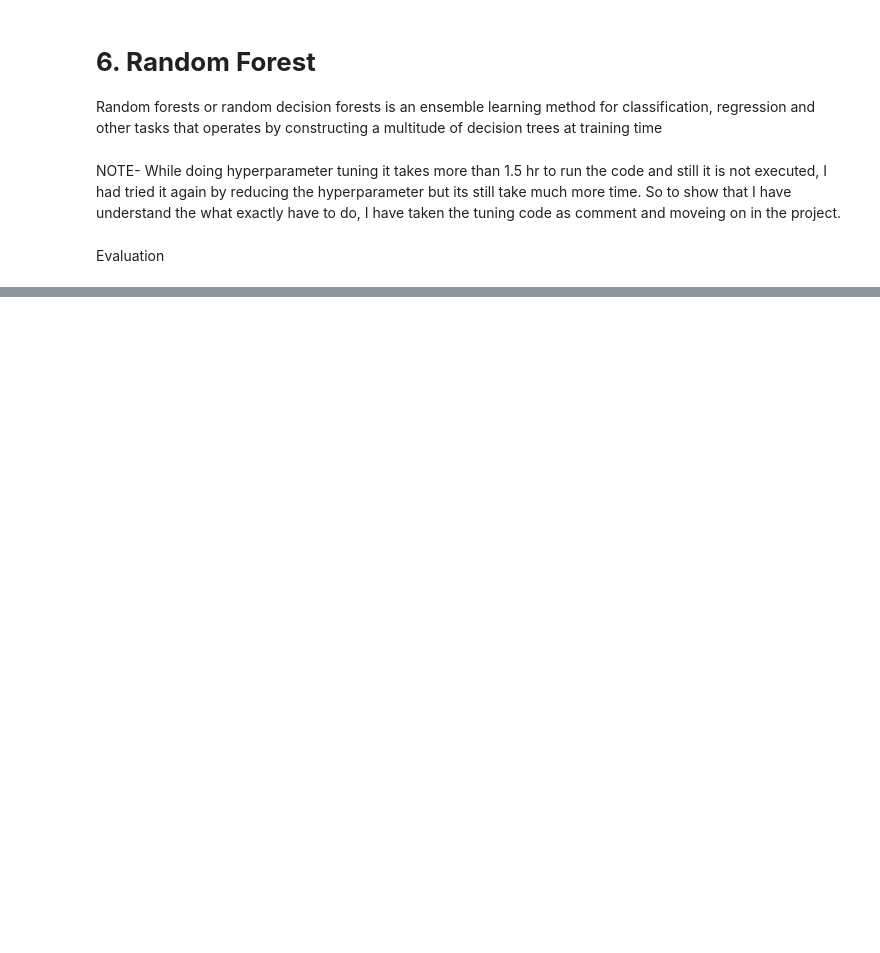
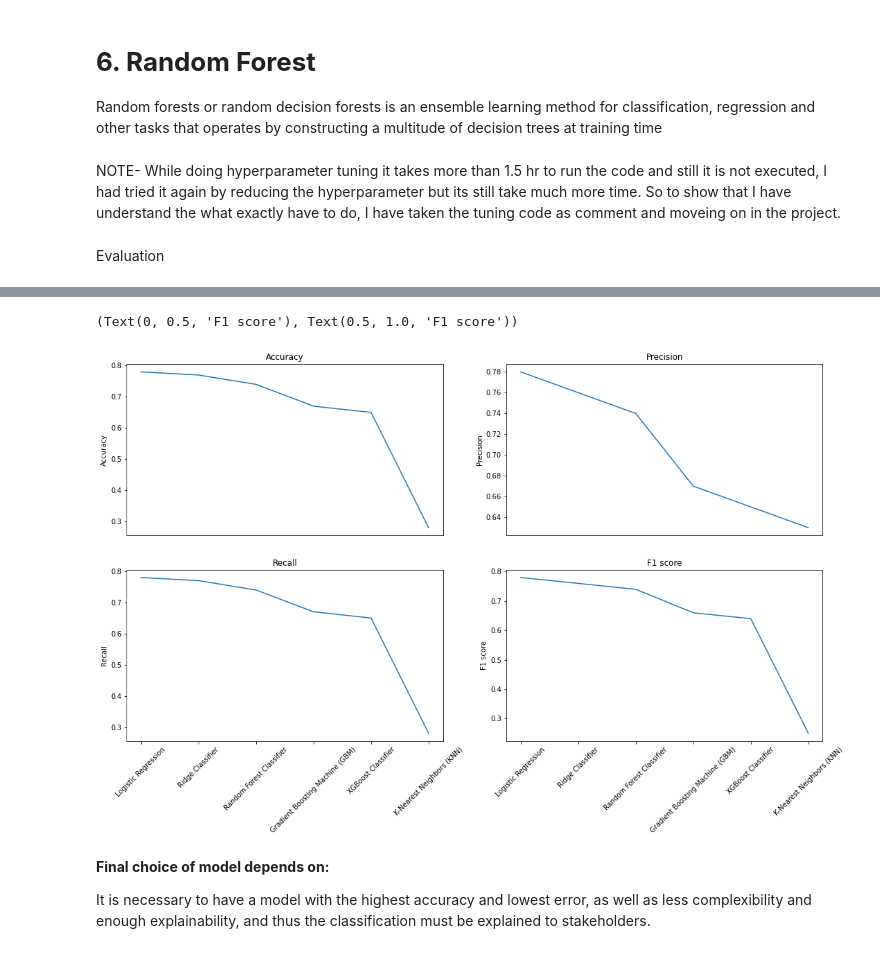
Before and after one commit to Mr-Premanand/Coronavirus-Tweet-Sentiment-Analysis, a Jupyter notebook: Coronavirus_Tweet_Sentiment_Analysis_Capstone_Project.ipynb, the cells around one changed output, grey strips where cells are left out. Cells and saved outputs as stored; diff of their text form; code cells hidden in the pictures; blank space fills up the shorter version.

```diff
--- a/Coronavirus_Tweet_Sentiment_Analysis_Capstone_Project.ipynb
+++ b/Coronavirus_Tweet_Sentiment_Analysis_Capstone_Project.ipynb
@@ -937,0 +899,36 @@ evaluation_df.drop(labels='index',axis=1)
+# %%
+# Plot the above result to compare
+plt.rcParams['figure.figsize'] = (18,10)
+
+plt.figure()
+plt.subplot(2,2,1)                                                      # here e have used subplot to plot in paralle, subplot(nrow,ncolumn,nindex)
+plt.xticks(rotation=45)
+plt.plot(evaluation_df['Model_Name'],evaluation_df['Accuracy'])
+plt.ylabel('Accuracy') ,plt.title('Accuracy')
+ax = plt.gca()
+ax.axes.xaxis.set_visible(False)                                        # to remove the notation on x axis
+
+
+plt.subplot(2,2,2)
+plt.xticks(rotation=45)
+plt.plot(evaluation_df['Model_Name'],evaluation_df['Precision'])
+plt.ylabel('Precision') , plt.title('Precision')
+ax = plt.gca()
+ax.axes.xaxis.set_visible(False)
+
+plt.subplot(2,2,3)
+plt.xticks(rotation=45)
+plt.plot(evaluation_df['Model_Name'],evaluation_df['Recall'])
+plt.ylabel('Recall'), plt.title('Recall')
+
+plt.subplot(2,2,4)
+plt.xticks(rotation=45)
+plt.plot(evaluation_df['Model_Name'],evaluation_df['F1 score'])
+plt.ylabel('F1 score'), plt.title('F1 score')
+# %% [output]
+(Text(0, 0.5, 'F1 score'), Text(0.5, 1.0, 'F1 score'))
+[figure, added]
+# %% [markdown]
+**Final choice of model depends on:**
+
+It is necessary to have a model with the highest accuracy and lowest error, as well as less complexibility and enough explainability, and thus the classification must be explained to stakeholders.
```
Also changed, not shown: parts of 26 cells of this notebook.
